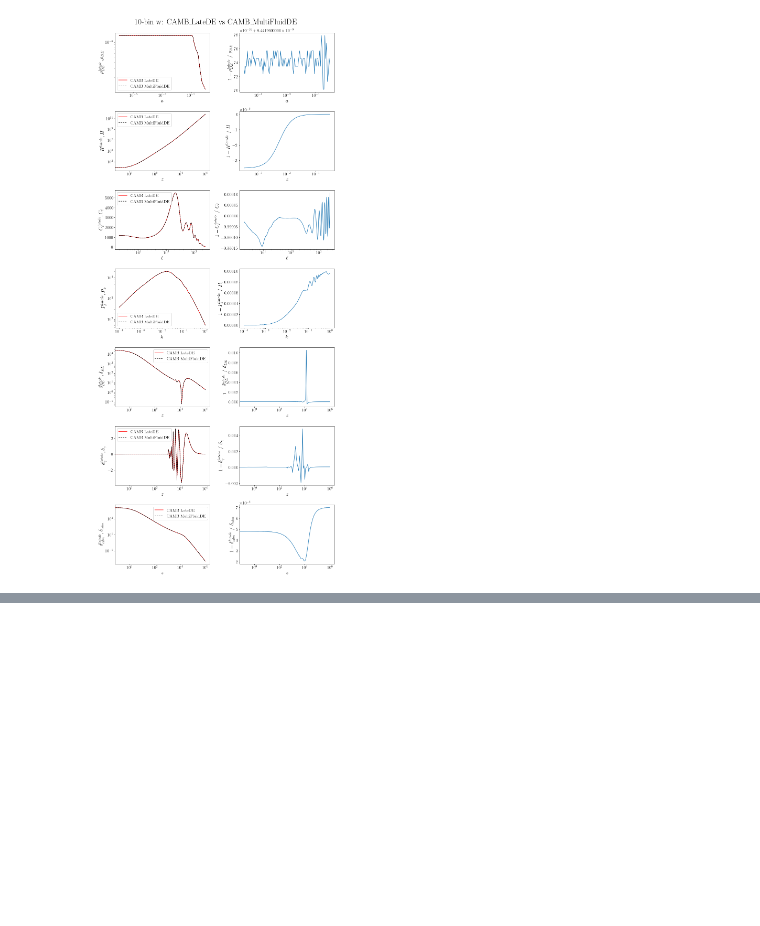
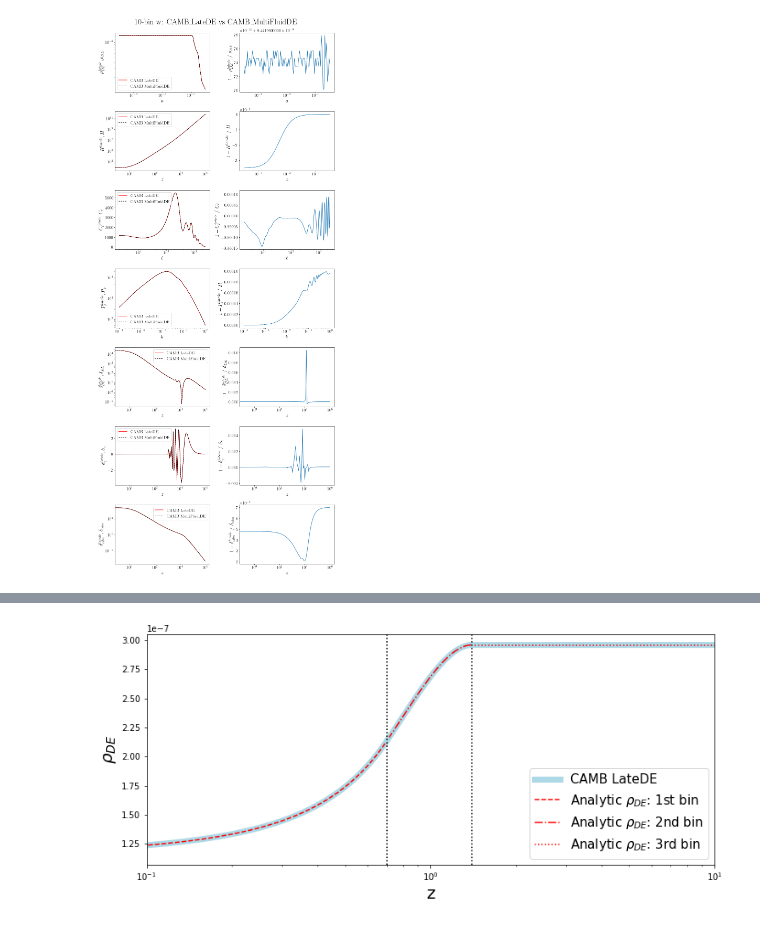
Before and after one commit to SBU-COSMOLIKE/CAMB, a Jupyter notebook: docs/LateDE_test.ipynb, the cells around one changed output, grey strips where cells are left out. Drawn from its saved outputs; the diff is of its cells as text; code cells hidden in the pictures; blank space fills up the shorter version.

```diff
--- a/docs/LateDE_test.ipynb
+++ b/docs/LateDE_test.ipynb
@@ -1618,0 +1703,68 @@ plt.show()
+# %%
+scale_factor = np.logspace(-6, 0, 1000)
+redshift = 1/scale_factor - 1
+k = 0.3
+
+latede_results = camb.get_results(latede_cosmology)
+
+latede_rhode = latede_results.get_background_densities(scale_factor)['de']
+latede_hubble = latede_results.hubble_parameter(redshift)
+latede_cls = latede_results.get_unlensed_scalar_cls(CMB_unit = 'muK')[:,0]
+ells = [i for i in range(len(latede_cls))]
+
+latede_ks = latede_results.get_matter_power_spectrum(minkh=1e-4, maxkh=1, npoints = 200)[0]
+latede_pk = latede_results.get_matter_power_spectrum(minkh=1e-4, maxkh=1, npoints = 200)[2][0]
+
+latede_delta_de = latede_results.get_redshift_evolution(k, redshift, 'delta_tot_de')
+latede_delta_photon = latede_results.get_redshift_evolution(k, redshift, 'delta_photon')
+latede_delta_cdm = latede_results.get_redshift_evolution(k, redshift, 'delta_cdm')
+# %%
+# DE energy density
+z = redshift
+
+rho_de_1st_bin, rho_de_2nd_bin, rho_de_3rd_bin = [], [], []
+redshift1, redshift2, redshift3 = [], [], []
+scale_factor1, scale_factor2, scale_factor3 = [], [], []
+
+wa0 = (w1-w0)/(z1-z0)
+wa1 = (w2-w1)/(z2-z1)
+wa2 = (w3-w2)/(z3-z2)
+
+alpha0 = 3*(1+w0-wa0*(1+z0))
+alpha1 = 3*(1+w1-wa1*(1+z1))
+alpha2 = 3*(1+w2-wa2*(1+z2))
+
+grho_de_today = 1.1598304491343165E-007 # from CAMB with write(*,*)
+
+for i in np.arange(len(z)):
+    if (z0 < z[i] < z1):
+        redshift1.append(z[i])
+        scale_factor1.append(1/(1+z[i]))
+        grho_de1 = grho_de_today*(1+z[i])**alpha0*np.exp(3*wa0*z[i])
+        rho_de_1st_bin.append(grho_de1)
+    elif (z1 < z[i] < z2):
+        redshift2.append(z[i])
+        scale_factor2.append(1/(1+z[i]))
+        grho_de2 = grho_de_today*(1+z1)**alpha0*np.exp(3*wa0*z1)*((1+z[i])/(1+z1))**alpha1*np.exp(3*wa1*(z[i]-z1))
+        rho_de_2nd_bin.append(grho_de2)
+    elif (z2 < z[i]):
+        redshift3.append(redshift[i])
+        scale_factor3.append(1/(1+z[i]))
+        grho_de3 = grho_de_today*(1+z1)**alpha0*np.exp(3*wa0*z1)*((1+z2)/(1+z1))**alpha1*np.exp(3*wa1*(z2-z1))*((1+z[i])/(1+z2))**alpha2*np.exp(3*wa2*(z[i]-z2))
+        rho_de_3rd_bin.append(grho_de3)
+
+plt.rcParams['figure.figsize'] = [12, 5]
+
+plt.semilogx(redshift,latede_rhode*(redshift+1)**4,'lightblue',label='CAMB LateDE',lw=7)
+plt.semilogx(redshift1,rho_de_1st_bin,ls='--',color='red',label=r'Analytic $\rho_{DE}$: 1st bin')
+plt.semilogx(redshift2,rho_de_2nd_bin,ls='-.',color='red',label=r'Analytic $\rho_{DE}$: 2nd bin')
+plt.semilogx(redshift3,rho_de_3rd_bin,ls=':',color='red',label=r'Analytic $\rho_{DE}$: 3rd bin')
+
+plt.axvline(x = z1,ls=':',c='k')
+plt.axvline(x = z2,ls=':',c='k')
+plt.legend(loc='lower right',fontsize=15)
+plt.xlabel('z',fontsize=20)
+plt.ylabel(r'$\rho_{DE}$',fontsize=20)
+plt.xlim(0.1,10);
+# %% [output]
+[figure, added]
```
Also changed, not shown: parts of 7 cells of this notebook, 1 other file.
